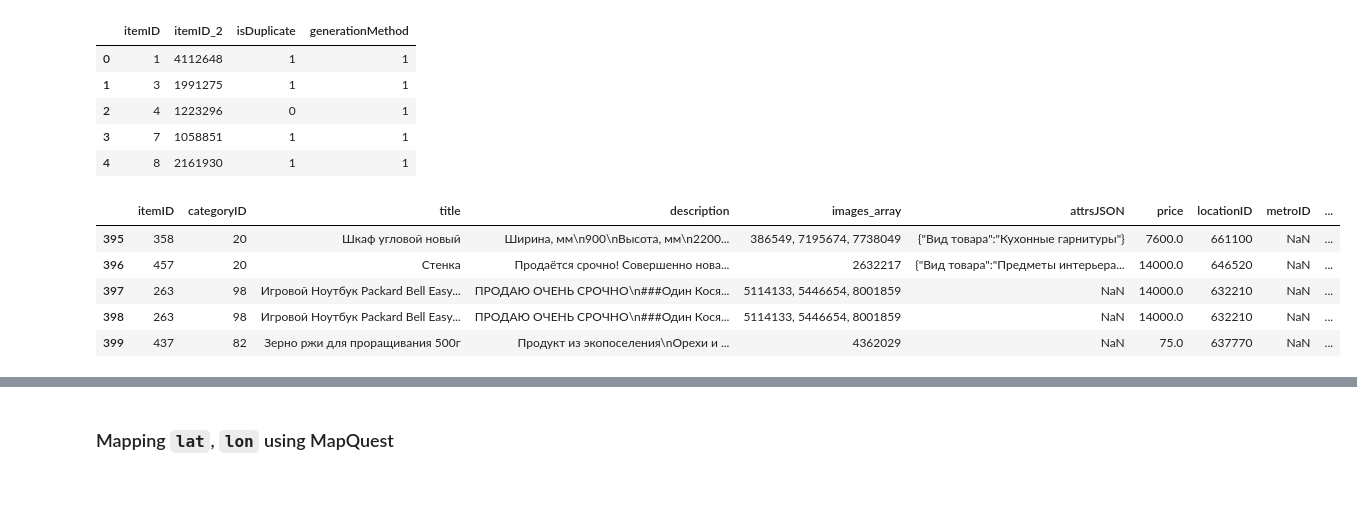
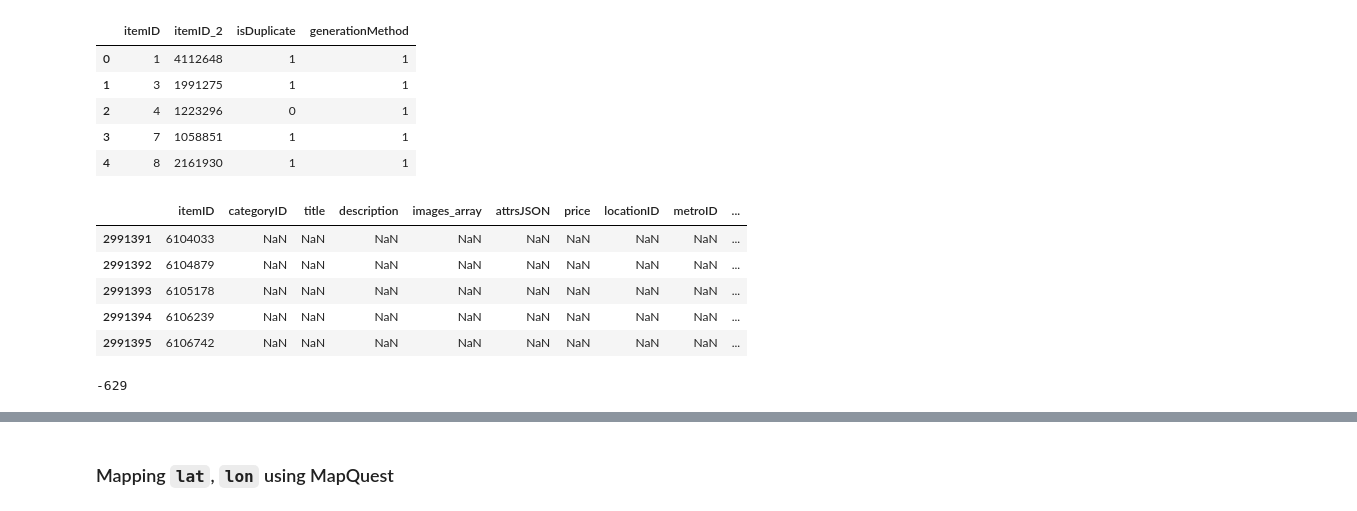
Before and after one commit to Chialijuan/Avito, a Jupyter notebook: Avito_EDA_2.ipynb, the cells around one changed output, grey strips where cells are left out. Saved outputs shown, nothing was run; the diff lists cells and outputs as text; code cells hidden in the pictures.

```diff
--- a/Avito_EDA_2.ipynb
+++ b/Avito_EDA_2.ipynb
@@ -9,6 +9,6 @@ pd.options.display.max_columns = None
 # %% [markdown]
 ## Initial testing on 400 rows
 # %%
-item_info = pd.read_csv('../ItemInfo_train.csv', encoding='utf-8', nrows=400)
-item_info.tail(3)
+item_info = pd.read_csv('../ItemInfo_train.csv', encoding='utf-8', nrows=5)
+print(len(item_info))
 # %% [output]
@@ -69,10 +70,10 @@ test
 # %% [markdown]
 ### Mapping for parentCategoryID, regionID
 # %%
-cat = pd.read_csv(filepath+'Category.csv')
-location = pd.read_csv(filepath+'Location.csv')
+cat = pd.read_csv('../Category.csv')
+location = pd.read_csv('../Location.csv')
 
-item_pairs =pd.read_csv(filepath+'ItemPairs_train.csv', nrows=400)
+item_pairs =pd.read_csv('../ItemPairs_train.csv')
 item_pairs.rename(columns={'itemID_1':'itemID'}, inplace=True)
 # %%
 item_pairs.head()
@@ -86,13 +87,17 @@ item_pairs.head()
 # %%
 df = pd.merge(pd.merge(pd.merge(item_info,cat, on='categoryID'),
               location, on='locationID'),
-              item_pairs, on='itemID')
+              item_pairs, on='itemID', how='right')
 
 df.tail()
 # %% [output]
 |  | itemID | categoryID | title | description | images_array | attrsJSON | price | locationID | metroID | ... |
-| 395 | 358 | 20 | Шкаф угловой новый | Ширина, мм\n900\nВысота, мм\n2200... | 386549, 7195674, 7738049 | {"Вид товара":"Кухонные гарнитуры"} | 7600.0 | 661100 | NaN | ... |
-| 396 | 457 | 20 | Стенка | Продаётся срочно! Совершенно нова... | 2632217 | {"Вид товара":"Предметы интерьера... | 14000.0 | 646520 | NaN | ... |
-| 397 | 263 | 98 | Игровой Ноутбук Packard Bell Easy... | ПРОДАЮ ОЧЕНЬ СРОЧНО\n###Один Кося... | 5114133, 5446654, 8001859 | NaN | 14000.0 | 632210 | NaN | ... |
-| 398 | 263 | 98 | Игровой Ноутбук Packard Bell Easy... | ПРОДАЮ ОЧЕНЬ СРОЧНО\n###Один Кося... | 5114133, 5446654, 8001859 | NaN | 14000.0 | 632210 | NaN | ... |
-| 399 | 437 | 82 | Зерно ржи для проращивания 500г | Продукт из экопоселения\nОрехи и ... | 4362029 | NaN | 75.0 | 637770 | NaN | ... |
+| 2991391 | 6104033 | NaN | NaN | NaN | NaN | NaN | NaN | NaN | NaN | ... |
+| 2991392 | 6104879 | NaN | NaN | NaN | NaN | NaN | NaN | NaN | NaN | ... |
+| 2991393 | 6105178 | NaN | NaN | NaN | NaN | NaN | NaN | NaN | NaN | ... |
+| 2991394 | 6106239 | NaN | NaN | NaN | NaN | NaN | NaN | NaN | NaN | ... |
+| 2991395 | 6106742 | NaN | NaN | NaN | NaN | NaN | NaN | NaN | NaN | ... |
+# %%
+2990767-2991396
+# %% [output]
+-629
```
Also changed, not shown: parts of 8 cells of this notebook, 11 other files.
